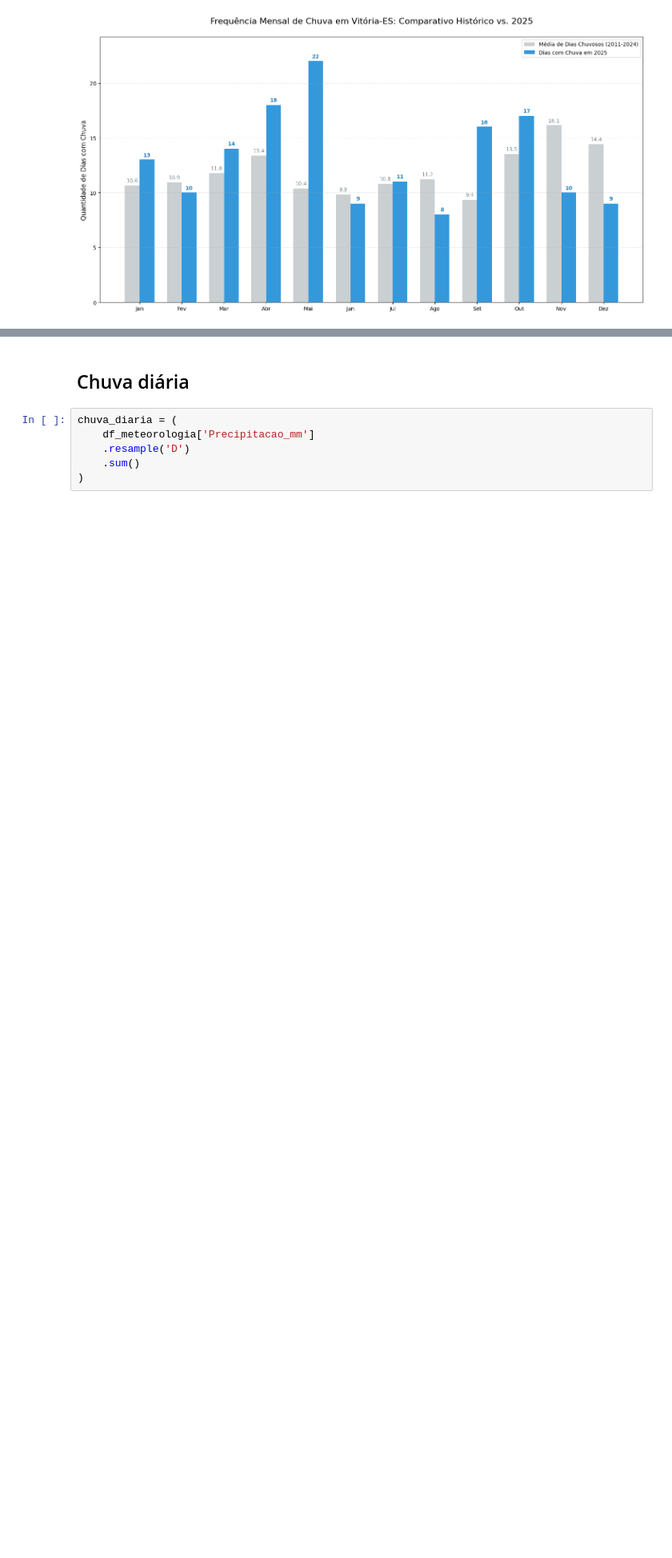
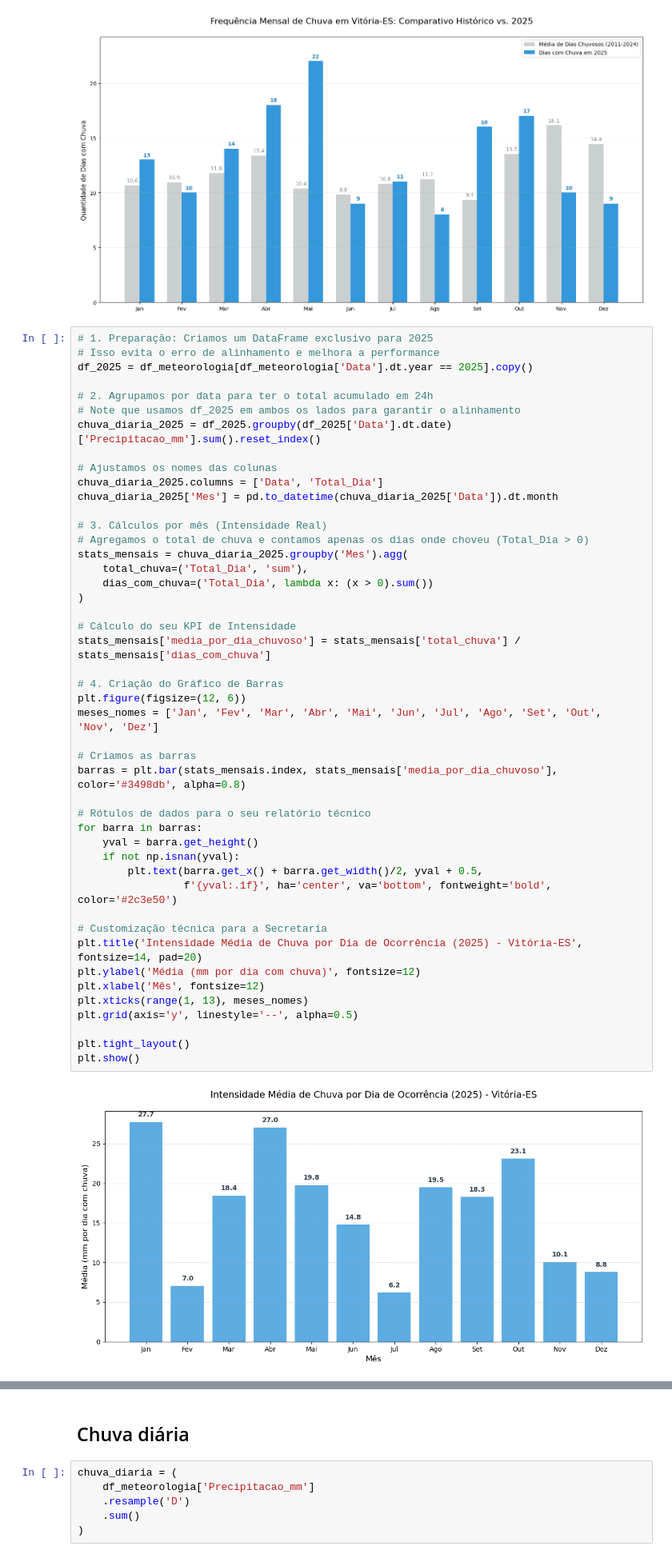
Before and after one commit to Aofacy/secretaria_meio_ambiente, a Jupyter notebook: meteorologia/vitoria/transforming.ipynb, the cells around one changed output, grey strips where cells are left out. Shown at 80% size. Cells and saved outputs as stored; diff of their text form; blank space fills up the shorter version.

```diff
--- a/meteorologia/vitoria/transforming.ipynb
+++ b/meteorologia/vitoria/transforming.ipynb
@@ -926,6 +1003,54 @@ plt.tight_layout()
 plt.show()
 # %% [output]
 [figure]
+# %%
+# 1. Preparação: Criamos um DataFrame exclusivo para 2025
+# Isso evita o erro de alinhamento e melhora a performance
+df_2025 = df_meteorologia[df_meteorologia['Data'].dt.year == 2025].copy()
+
+# 2. Agrupamos por data para ter o total acumulado em 24h
+# Note que usamos df_2025 em ambos os lados para garantir o alinhamento
+chuva_diaria_2025 = df_2025.groupby(df_2025['Data'].dt.date)['Precipitacao_mm'].sum().reset_index()
+
+# Ajustamos os nomes das colunas
+chuva_diaria_2025.columns = ['Data', 'Total_Dia']
+chuva_diaria_2025['Mes'] = pd.to_datetime(chuva_diaria_2025['Data']).dt.month
+
+# 3. Cálculos por mês (Intensidade Real)
+# Agregamos o total de chuva e contamos apenas os dias onde choveu (Total_Dia > 0)
+stats_mensais = chuva_diaria_2025.groupby('Mes').agg(
+    total_chuva=('Total_Dia', 'sum'),
+    dias_com_chuva=('Total_Dia', lambda x: (x > 0).sum())
+)
+
+# Cálculo do seu KPI de Intensidade
+stats_mensais['media_por_dia_chuvoso'] = stats_mensais['total_chuva'] / stats_mensais['dias_com_chuva']
+
+# 4. Criação do Gráfico de Barras
+plt.figure(figsize=(12, 6))
+meses_nomes = ['Jan', 'Fev', 'Mar', 'Abr', 'Mai', 'Jun', 'Jul', 'Ago', 'Set', 'Out', 'Nov', 'Dez']
+
+# Criamos as barras
+barras = plt.bar(stats_mensais.index, stats_mensais['media_por_dia_chuvoso'], color='#3498db', alpha=0.8)
+
+# Rótulos de dados para o seu relatório técnico
+for barra in barras:
+    yval = barra.get_height()
+    if not np.isnan(yval):
+        plt.text(barra.get_x() + barra.get_width()/2, yval + 0.5,
+                 f'{yval:.1f}', ha='center', va='bottom', fontweight='bold', color='#2c3e50')
+
+# Customização técnica para a Secretaria
+plt.title('Intensidade Média de Chuva por Dia de Ocorrência (2025) - Vitória-ES', fontsize=14, pad=20)
+plt.ylabel('Média (mm por dia com chuva)', fontsize=12)
+plt.xlabel('Mês', fontsize=12)
+plt.xticks(range(1, 13), meses_nomes)
+plt.grid(axis='y', linestyle='--', alpha=0.5)
+
+plt.tight_layout()
+plt.show()
+# %% [output]
+[figure, added]
 # %%
 # 1. Agrupar por dia para identificar dias com chuva (Total diário > 0)
 chuva_diaria = df_meteorologia.groupby('Data')['Precipitacao_mm'].sum().reset_index()
```
Also changed, not shown: parts of 7 cells of this notebook, 2 other files.
